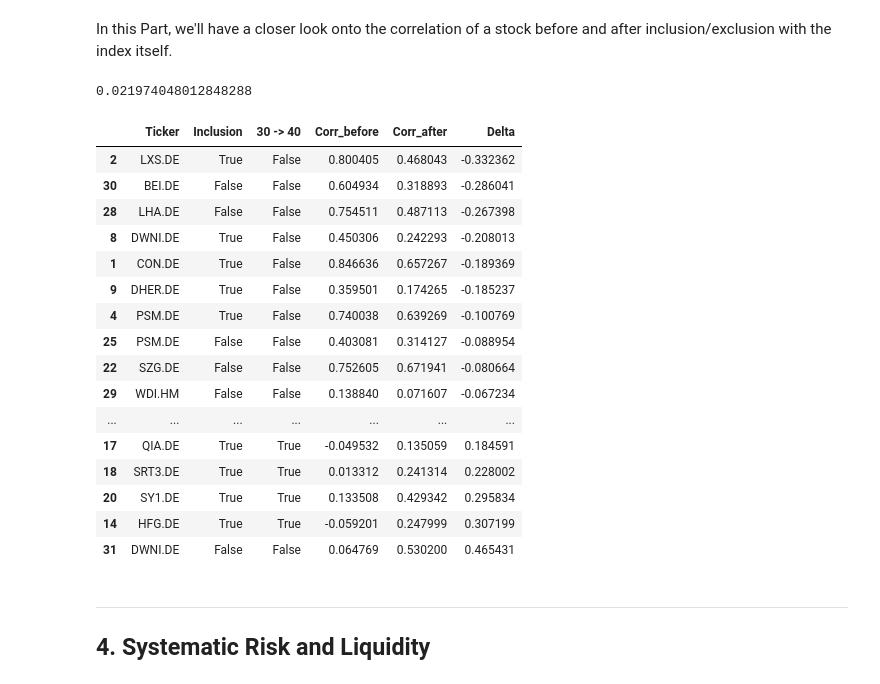
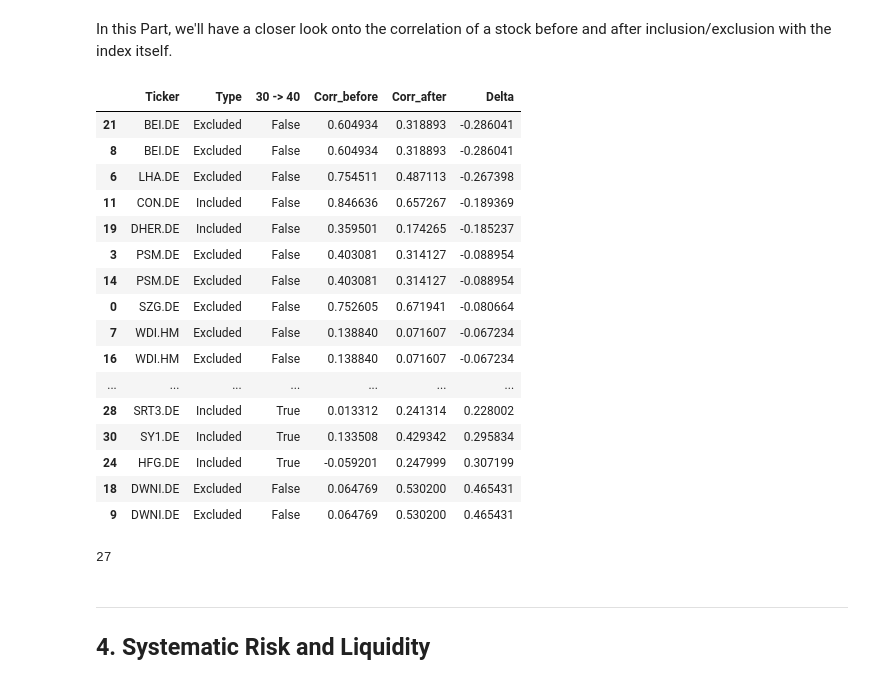
Before and after one commit to LarsWrede/GFSM, a Jupyter notebook: Index Revision and Stock Returns.ipynb, the cells around one changed output. Saved outputs shown, nothing was run; the diff lists cells and outputs as text; code cells hidden in the pictures.

```diff
--- a/Index Revision and Stock Returns.ipynb
+++ b/Index Revision and Stock Returns.ipynb
@@ -384,72 +392,54 @@ ___
 # %% [markdown]
 In this Part, we'll have a closer look onto the correlation of a stock before and after inclusion/exclusion with the index itself.
 # %%
-""" Calculating the change in correlation between each stock and the index itself before and after introduction to it.
-The Dates will be standardized (as of t = 0 is the inclusion day) to better visualize.
-The correlation will be calculated based on the last 10 days
-
-
-Time Horizon
-----------
-Start: 2009-06-21
-End: 2022-03-01
-----------
-
-
-"""
 data = returns_daily_included
+data.update(returns_daily_excluded)
 dax = returns_daily['^GDAXI']
 
-df_list = []
-for s in DAX_included['Symbol']:
-    temp_date = DAX_included.loc[DAX_included['Symbol'] == s]['Aufgenommen'].values[0]
+corr_df_list = []
+for s in info_df.loc[~info_df['Type'].isnull()]['Symbol']:
+    temp_date = info_df.loc[info_df['Symbol'] == s]['Date'].values[0]
     temp_data_before = data[s].to_frame().loc[temp_date - np.timedelta64(365,'D'):temp_date]['Adj Close']
     temp_data_after = data[s].to_frame().loc[temp_date:temp_date + np.timedelta64(365,'D')]['Adj Close']
     temp_dax_before = dax.loc[temp_date - np.timedelta64(365,'D'):temp_date]
     temp_dax_after = dax.loc[temp_date:temp_date + np.timedelta64(365,'D')]
     corr_before = temp_data_before.corr(temp_dax_before)
     corr_after = temp_data_after.corr(temp_dax_after)
     if temp_date == np.datetime64('2021-09-20'):
         big_inc = True
     else:
         big_inc = False
-    df_list.append({'Ticker': s, 'Inclusion': True, '30 -> 40': big_inc, 'Corr_before': corr_before, 'Corr_after': corr_after, 'Delta': corr_after - corr_before})
+    corr_df_list.append({'Ticker': s, 'Type': info_df.loc[info_df['Symbol'] == s]['Type'].values[0], '30 -> 40': big_inc, 'Corr_before': corr_before, 'Corr_after': corr_after, 'Delta': corr_after - corr_before})
 
-data = returns_daily_excluded
-
-for s in DAX_excluded['Symbol']:
-    temp_date = DAX_excluded.loc[DAX_excluded['Symbol'] == s]['Ausgeschieden'].values[0]
-    temp_data_before = data[s].to_frame().loc[temp_date - np.timedelta64(365,'D'):temp_date]['Adj Close']
-    temp_data_after = data[s].to_frame().loc[temp_date:temp_date + np.timedelta64(365,'D')]['Adj Close']
-    temp_dax_before = dax.loc[temp_date - np.timedelta64(365,'D'):temp_date]
-    temp_dax_after = dax.loc[temp_date:temp_date + np.timedelta64(365,'D')]
-    corr_before = temp_data_before.corr(temp_dax_before)
-    corr_after = temp_data_after.corr(temp_dax_after)
-    df_list.append({'Ticker': s, 'Inclusion': False, '30 -> 40': False, 'Corr_before': corr_before, 'Corr_after': corr_after, 'Delta': corr_after - corr_before})
+#data = returns_daily_excluded
 
 
-df = pd.DataFrame(df_list)
-print(df['Delta'].mean())
-df.sort_values(by=['Delta'])
+corr_df = pd.DataFrame(corr_df_list)
+corr_df.sort_values(by=['Delta'], inplace=True)
+#print(corr_df['Delta'].mean())
+corr_df
 # %% [output]
-0.021974048012848288
-|  | Ticker | Inclusion | 30 -> 40 | Corr_before | Corr_after | Delta |
-| 2 | LXS.DE | True | False | 0.800405 | 0.468043 | -0.332362 |
-| 30 | BEI.DE | False | False | 0.604934 | 0.318893 | -0.286041 |
-| 28 | LHA.DE | False | False | 0.754511 | 0.487113 | -0.267398 |
-| 8 | DWNI.DE | True | False | 0.450306 | 0.242293 | -0.208013 |
-| 1 | CON.DE | True | False | 0.846636 | 0.657267 | -0.189369 |
-| 9 | DHER.DE | True | False | 0.359501 | 0.174265 | -0.185237 |
-| 4 | PSM.DE | True | False | 0.740038 | 0.639269 | -0.100769 |
-| 25 | PSM.DE | False | False | 0.403081 | 0.314127 | -0.088954 |
-| 22 | SZG.DE | False | False | 0.752605 | 0.671941 | -0.080664 |
-| 29 | WDI.HM | False | False | 0.138840 | 0.071607 | -0.067234 |
+|  | Ticker | Type | 30 -> 40 | Corr_before | Corr_after | Delta |
+| 21 | BEI.DE | Excluded | False | 0.604934 | 0.318893 | -0.286041 |
+| 8 | BEI.DE | Excluded | False | 0.604934 | 0.318893 | -0.286041 |
+| 6 | LHA.DE | Excluded | False | 0.754511 | 0.487113 | -0.267398 |
+| 11 | CON.DE | Included | False | 0.846636 | 0.657267 | -0.189369 |
+| 19 | DHER.DE | Included | False | 0.359501 | 0.174265 | -0.185237 |
+| 3 | PSM.DE | Excluded | False | 0.403081 | 0.314127 | -0.088954 |
+| 14 | PSM.DE | Excluded | False | 0.403081 | 0.314127 | -0.088954 |
+| 0 | SZG.DE | Excluded | False | 0.752605 | 0.671941 | -0.080664 |
+| 7 | WDI.HM | Excluded | False | 0.138840 | 0.071607 | -0.067234 |
+| 16 | WDI.HM | Excluded | False | 0.138840 | 0.071607 | -0.067234 |
 | ... | ... | ... | ... | ... | ... | ... |
-| 17 | QIA.DE | True | True | -0.049532 | 0.135059 | 0.184591 |
-| 18 | SRT3.DE | True | True | 0.013312 | 0.241314 | 0.228002 |
-| 20 | SY1.DE | True | True | 0.133508 | 0.429342 | 0.295834 |
-| 14 | HFG.DE | True | True | -0.059201 | 0.247999 | 0.307199 |
-| 31 | DWNI.DE | False | False | 0.064769 | 0.530200 | 0.465431 |
+| 28 | SRT3.DE | Included | True | 0.013312 | 0.241314 | 0.228002 |
+| 30 | SY1.DE | Included | True | 0.133508 | 0.429342 | 0.295834 |
+| 24 | HFG.DE | Included | True | -0.059201 | 0.247999 | 0.307199 |
+| 18 | DWNI.DE | Excluded | False | 0.064769 | 0.530200 | 0.465431 |
+| 9 | DWNI.DE | Excluded | False | 0.064769 | 0.530200 | 0.465431 |
+# %%
+len(data)
+# %% [output]
+27
 # %% [markdown]
 ___
 ## 4. Systematic Risk and Liquidity <a class="anchor" id="7-bullet"></a>
```
Also changed, not shown: parts of 7 cells of this notebook.
